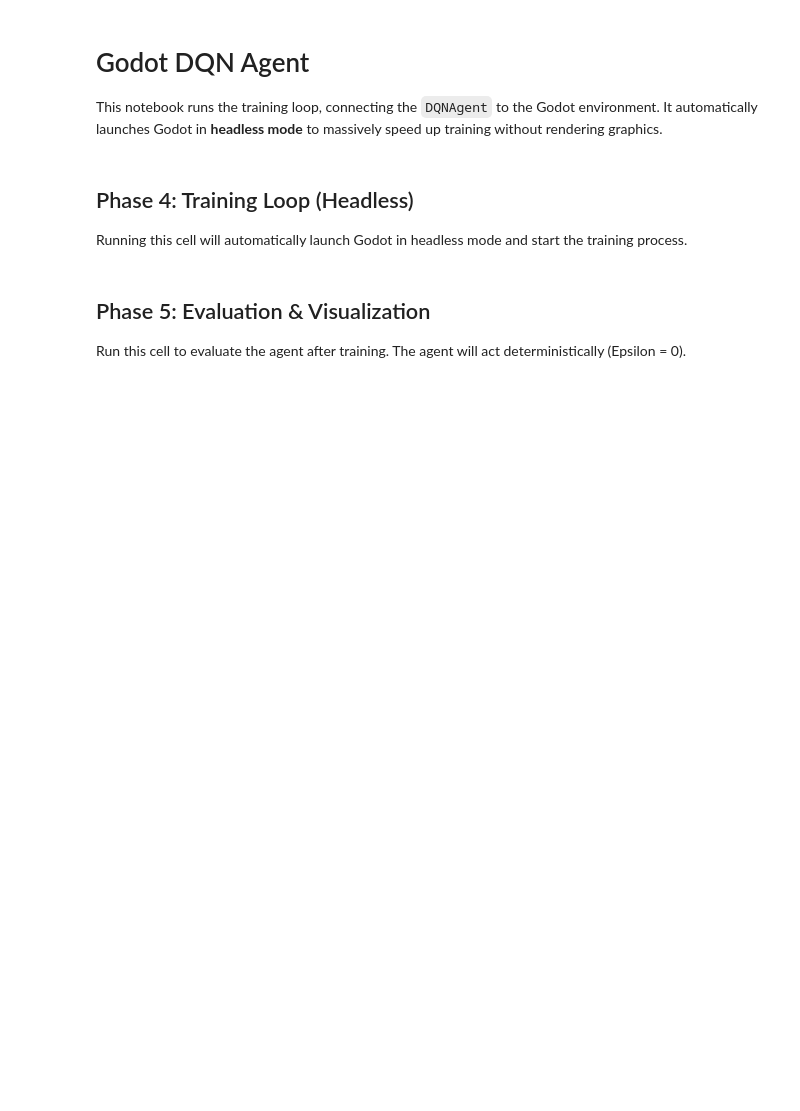
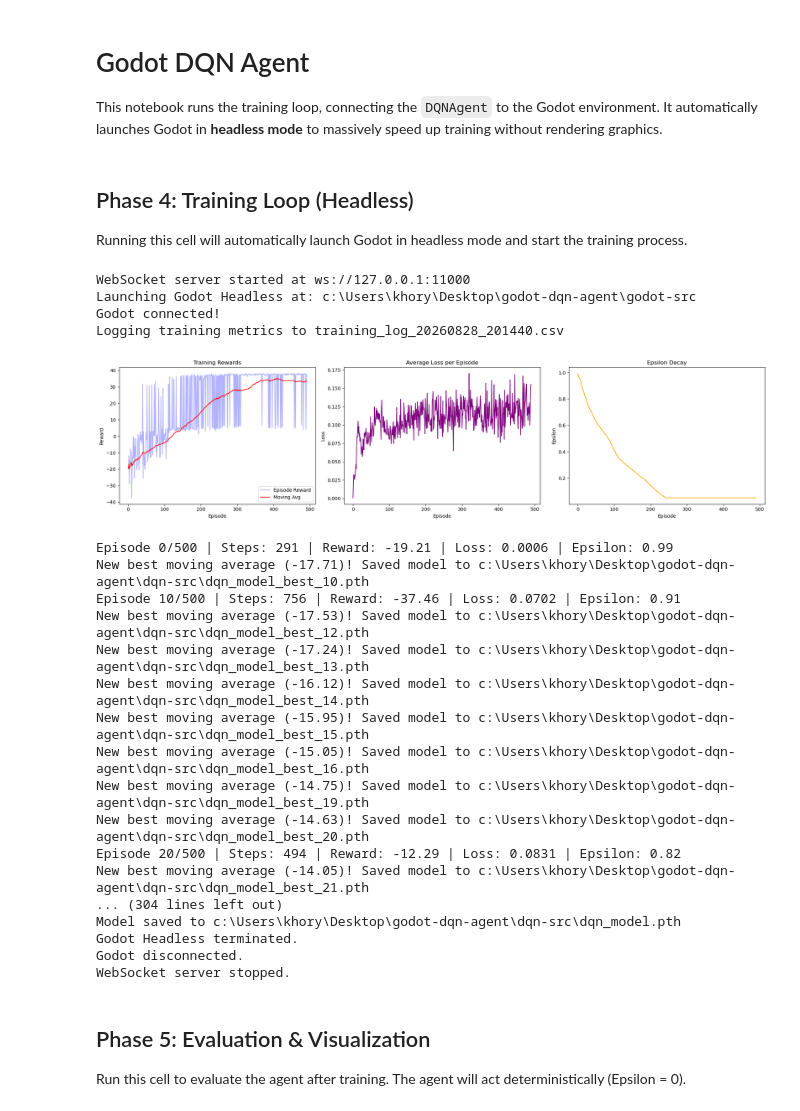
Before and after one commit to khoryz666/godot-dqn-agent, a Jupyter notebook: dqn-src/DQN_Agent.ipynb, the cells around one changed output. Saved outputs shown, nothing was run; the diff lists cells and outputs as text; code cells hidden in the pictures; blank space fills up the shorter version.

```diff
--- a/dqn-src/DQN_Agent.ipynb
+++ b/dqn-src/DQN_Agent.ipynb
@@ -176,10 +176,11 @@ async def train():
     config = {
         "gamma": 0.99,
         "epsilon_start": 1.0,
-        "epsilon_min": 0.01,
+        "epsilon_min": 0.05,
+        "epsilon_decay_steps": 40000,
         "batch_size": 64,
         "learning_rate": 0.001,
-        "buffer_size": 100000
+        "buffer_size": 50000
     }
 
     state_size = 9
@@ -284,33 +285,56 @@ async def train():
             if episode % 10 == 0:
                 plot_metrics(episode_rewards, moving_avg, epsilons, episode_losses)
                 print(f"Episode {episode}/{num_episodes} | Steps: {step_count} | Reward: {total_reward:.2f} | Loss: {episode_losses[-1]:.4f} | Epsilon: {agent.epsilon:.2f}")
 
     except RuntimeError as e:
         print(f"Training aborted: {e}")
     except KeyboardInterrupt:
         interrupted = True
         print("Training interrupted manually.")
     finally:
         # Only overwrite the saved model if training finished or was interrupted manually.
         # An aborted run (e.g. Godot disconnect) must not clobber a good checkpoint.
         import torch
         if episodes_run == num_episodes or interrupted:
             torch.save(agent.policy_net.state_dict(), MODEL_PATH)
             print(f"Model saved to {MODEL_PATH}")
         elif episodes_run > 0:
             print("Training aborted early; existing model NOT overwritten.")
         else:
             print("No episodes completed; skipping model save.")
 
         # Kill Godot headless process safely
         if godot_process is not None:
             godot_process.terminate()
             print("Godot Headless terminated.")
 
         # Release the port so the cell can be re-run
         await env.stop_server()
 
 await train()
+# %% [output]
+WebSocket server started at ws://127.0.0.1:11000
+Launching Godot Headless at: c:\Users\khory\Desktop\godot-dqn-agent\godot-src
+Godot connected!
+Logging training metrics to training_log_20260828_201440.csv
+[figure, added]
+Episode 0/500 | Steps: 291 | Reward: -19.21 | Loss: 0.0006 | Epsilon: 0.99
+New best moving average (-17.71)! Saved model to c:\Users\khory\Desktop\godot-dqn-agent\dqn-src\dqn_model_best_10.pth
+Episode 10/500 | Steps: 756 | Reward: -37.46 | Loss: 0.0702 | Epsilon: 0.91
+New best moving average (-17.53)! Saved model to c:\Users\khory\Desktop\godot-dqn-agent\dqn-src\dqn_model_best_12.pth
+New best moving average (-17.24)! Saved model to c:\Users\khory\Desktop\godot-dqn-agent\dqn-src\dqn_model_best_13.pth
+New best moving average (-16.12)! Saved model to c:\Users\khory\Desktop\godot-dqn-agent\dqn-src\dqn_model_best_14.pth
+New best moving average (-15.95)! Saved model to c:\Users\khory\Desktop\godot-dqn-agent\dqn-src\dqn_model_best_15.pth
+New best moving average (-15.05)! Saved model to c:\Users\khory\Desktop\godot-dqn-agent\dqn-src\dqn_model_best_16.pth
+New best moving average (-14.75)! Saved model to c:\Users\khory\Desktop\godot-dqn-agent\dqn-src\dqn_model_best_19.pth
+New best moving average (-14.63)! Saved model to c:\Users\khory\Desktop\godot-dqn-agent\dqn-src\dqn_model_best_20.pth
+Episode 20/500 | Steps: 494 | Reward: -12.29 | Loss: 0.0831 | Epsilon: 0.82
+New best moving average (-14.05)! Saved model to c:\Users\khory\Desktop\godot-dqn-agent\dqn-src\dqn_model_best_21.pth
+... (304 lines left out)
+Model saved to c:\Users\khory\Desktop\godot-dqn-agent\dqn-src\dqn_model.pth
+Godot Headless terminated.
+Godot disconnected.
+WebSocket server stopped.
 # %% [markdown]
 ## Phase 5: Evaluation & Visualization
 Run this cell to evaluate the agent after training. The agent will act deterministically (Epsilon = 0).
```
Also changed, not shown: parts of 1 cell of this notebook, 1 other file.
